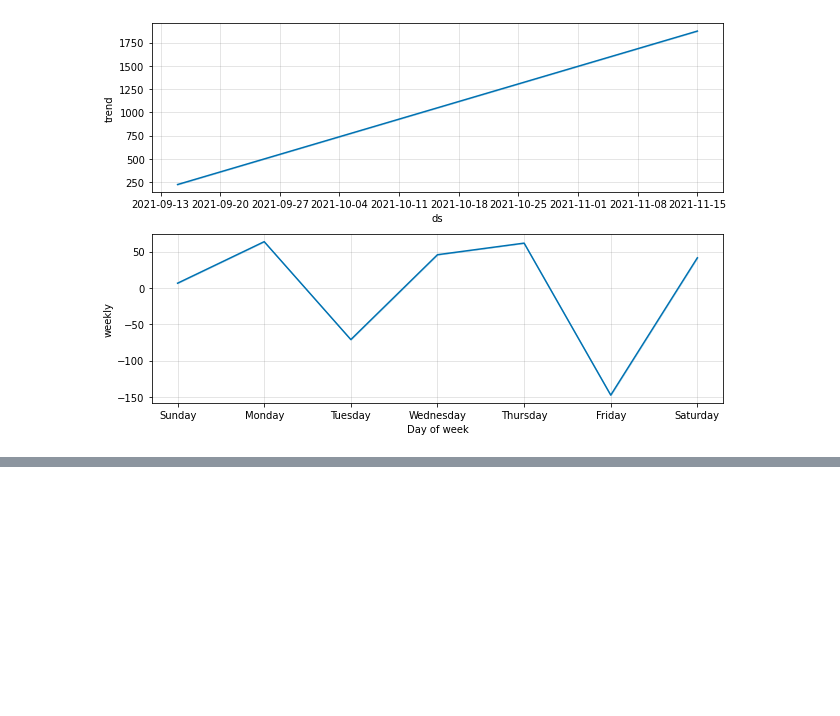
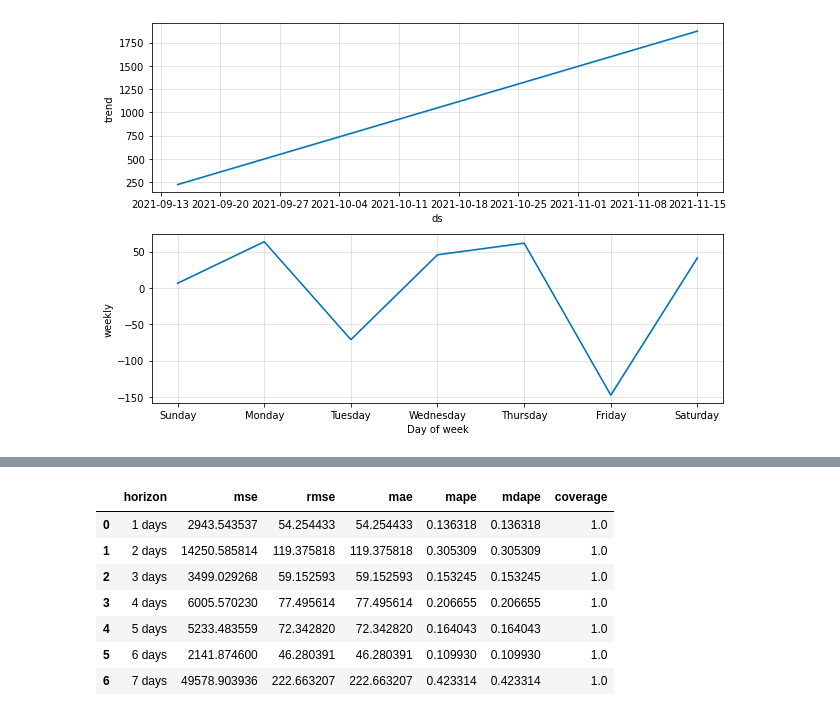
Before and after one commit to Muhammad-Hozefa-Haider/airlift_case_study, a Jupyter notebook: Airlift_Case_Study.ipynb, the cells around one changed output, grey strips where cells are left out. Cells and saved outputs as stored; diff of their text form; code cells hidden in the pictures; blank space fills up the shorter version.

```diff
--- a/Airlift_Case_Study.ipynb
+++ b/Airlift_Case_Study.ipynb
@@ -152,3 +157,10 @@ from fbprophet.plot import plot_plotly, plot_components_plotly
 plot_plotly(model2, forecast2)
 # %% [output]
 [interactive output not drawn]
+# %%
+from fbprophet.diagnostics import cross_validation
+EW1_cv = cross_validation(model, initial='60 days', period='30 days', horizon = '7 days')
+from fbprophet.diagnostics import performance_metrics
+EW1_p = performance_metrics(EW1_cv)
+EW1_p
+# %% [output]
@@ -154,0 +168,8 @@ plot_plotly(model2, forecast2)
+|  | horizon | mse | rmse | mae | mape | mdape | coverage |
+| 0 | 1 days | 2943.543537 | 54.254433 | 54.254433 | 0.136318 | 0.136318 | 1.0 |
+| 1 | 2 days | 14250.585814 | 119.375818 | 119.375818 | 0.305309 | 0.305309 | 1.0 |
+| 2 | 3 days | 3499.029268 | 59.152593 | 59.152593 | 0.153245 | 0.153245 | 1.0 |
+| 3 | 4 days | 6005.570230 | 77.495614 | 77.495614 | 0.206655 | 0.206655 | 1.0 |
+| 4 | 5 days | 5233.483559 | 72.342820 | 72.342820 | 0.164043 | 0.164043 | 1.0 |
+| 5 | 6 days | 2141.874600 | 46.280391 | 46.280391 | 0.109930 | 0.109930 | 1.0 |
+| 6 | 7 days | 49578.903936 | 222.663207 | 222.663207 | 0.423314 | 0.423314 | 1.0 |
```
Also changed, not shown: parts of 12 cells of this notebook.
